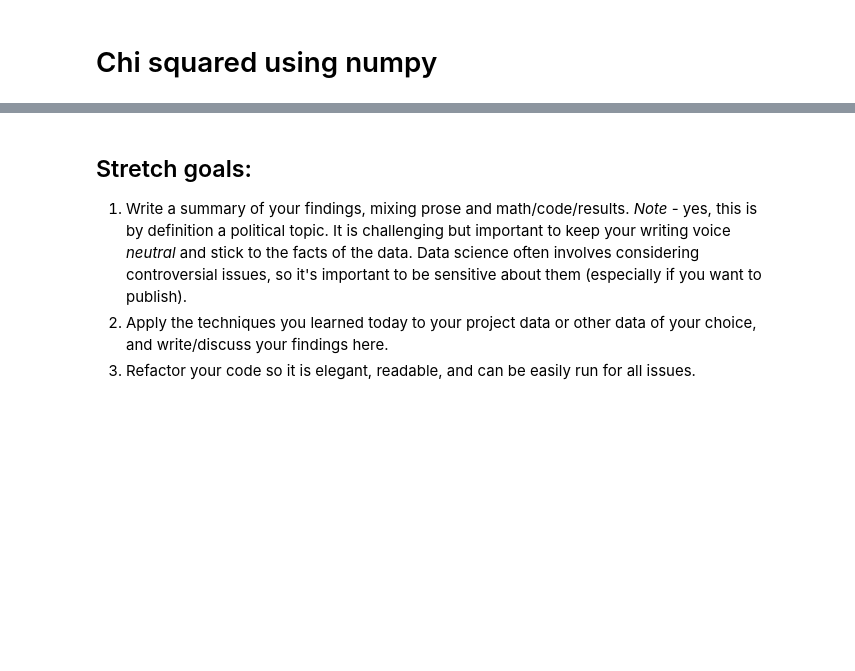
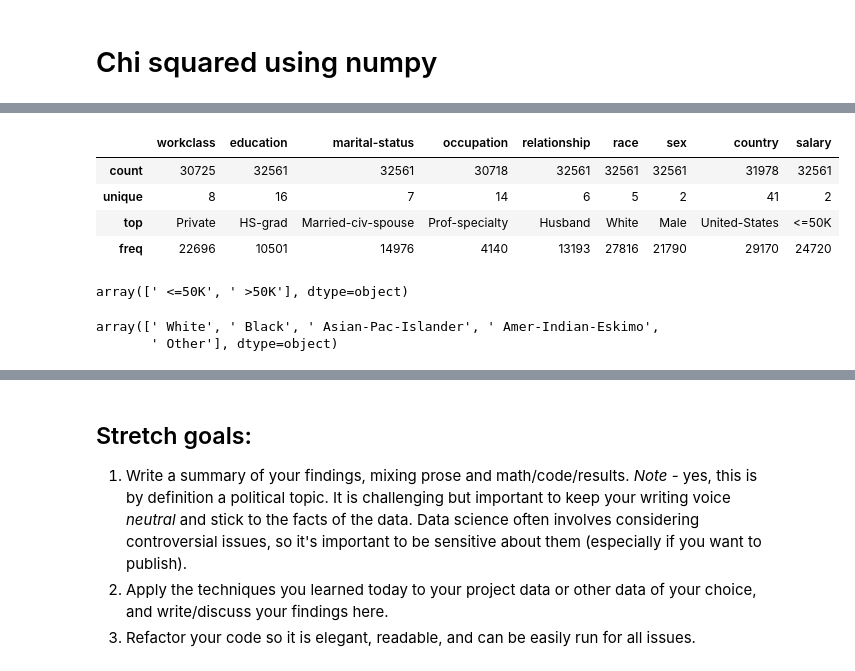
Before and after one commit to edburdett/DS-Unit-1-Sprint-2-Statistics, a Jupyter notebook: module2/Assignment4_pynb.ipynb, the cells around one changed output, grey strips where cells are left out. Cells and saved outputs as stored; diff of their text form; code cells hidden in the pictures; blank space fills up the shorter version.

```diff
--- a/module2/Assignment4_pynb.ipynb
+++ b/module2/Assignment4_pynb.ipynb
@@ -149,3 +149,22 @@ df.head()
 | 2 | 38 | Private | 215646 | HS-grad | 9 | Divorced | Handlers-cleaners | Not-in-family | ... |
 | 3 | 53 | Private | 234721 | 11th | 7 | Married-civ-spouse | Handlers-cleaners | Husband | ... |
 | 4 | 28 | Private | 338409 | Bachelors | 13 | Married-civ-spouse | Prof-specialty | Wife | ... |
+# %%
+# Looking for categorical features suitable for a chi-squared test
+
+df.describe(exclude='number')
+# %% [output]
+|  | workclass | education | marital-status | occupation | relationship | race | sex | country | salary |
+| count | 30725 | 32561 | 32561 | 30718 | 32561 | 32561 | 32561 | 31978 | 32561 |
+| unique | 8 | 16 | 7 | 14 | 6 | 5 | 2 | 41 | 2 |
+| top | Private | HS-grad | Married-civ-spouse | Prof-specialty | Husband | White | Male | United-States | <=50K |
+| freq | 22696 | 10501 | 14976 | 4140 | 13193 | 27816 | 21790 | 29170 | 24720 |
+# %%
+df['salary'].unique()
+# %% [output]
+array([' <=50K', ' >50K'], dtype=object)
+# %%
+df['race'].unique()
+# %% [output]
+array([' White', ' Black', ' Asian-Pac-Islander', ' Amer-Indian-Eskimo',
+       ' Other'], dtype=object)
```
Also changed, not shown: parts of 12 cells of this notebook.
